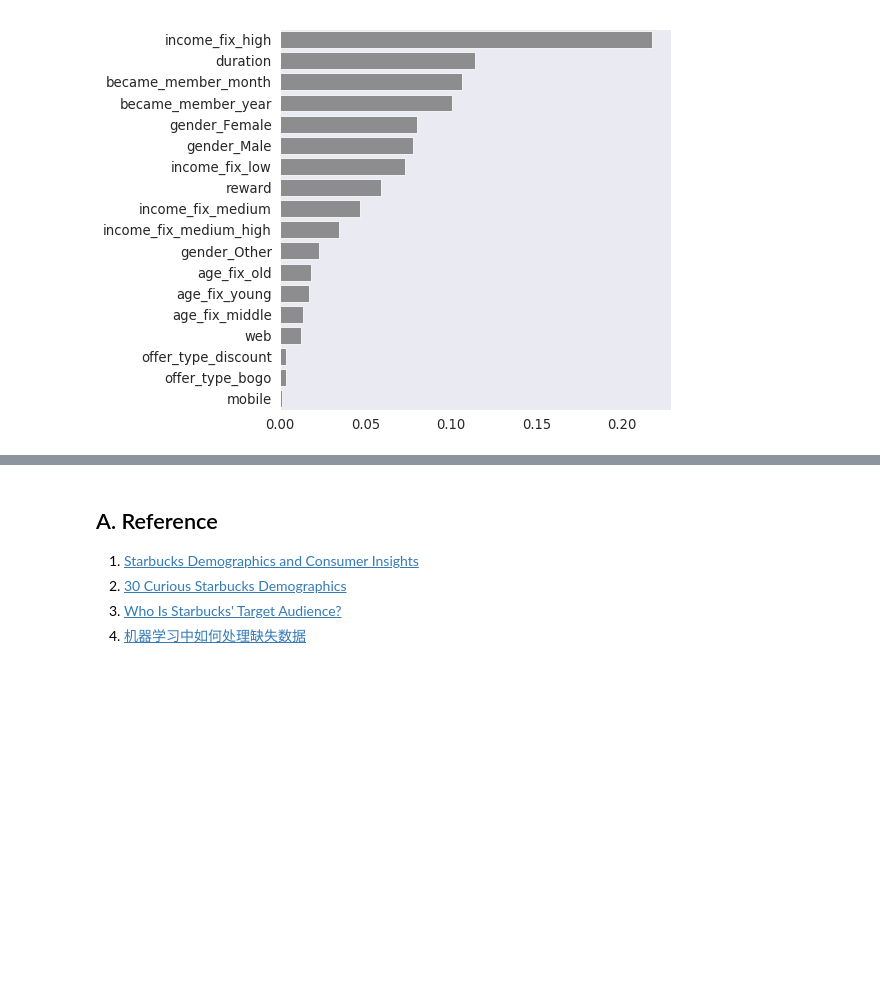
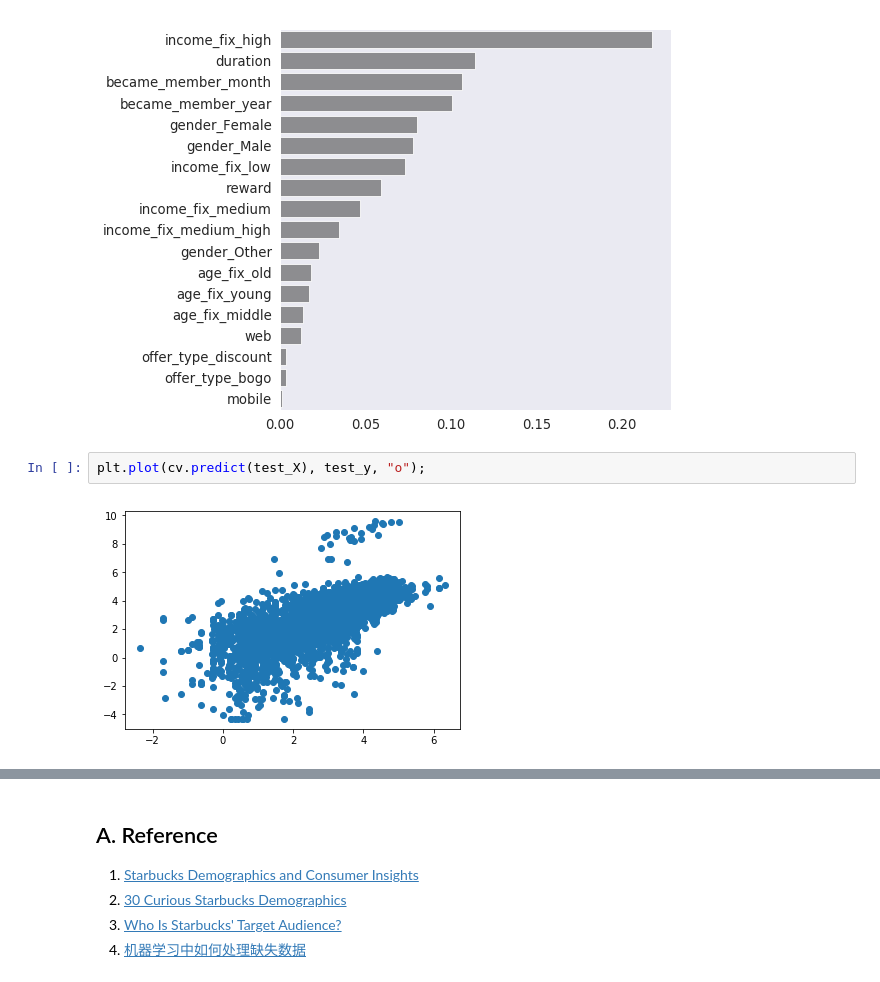
Before and after one commit to ZenRay/StarbucksReport, a Jupyter notebook: Starbucks_Capstone_notebook.ipynb, the cells around one changed output, grey strips where cells are left out. Drawn from its saved outputs; the diff is of its cells as text; blank space fills up the shorter version.

```diff
--- a/Starbucks_Capstone_notebook.ipynb
+++ b/Starbucks_Capstone_notebook.ipynb
@@ -1092,3 +1138,7 @@ The R^2 score of the train data is: 0.6767
 ax = model.plot_feature(cv, raw_data.drop("amount", axis=1).columns)
 # %% [output]
 [figure]
+# %%
+plt.plot(cv.predict(test_X), test_y, "o");
+# %% [output]
+[figure, added]
```
Also changed, not shown: parts of 41 cells of this notebook.
